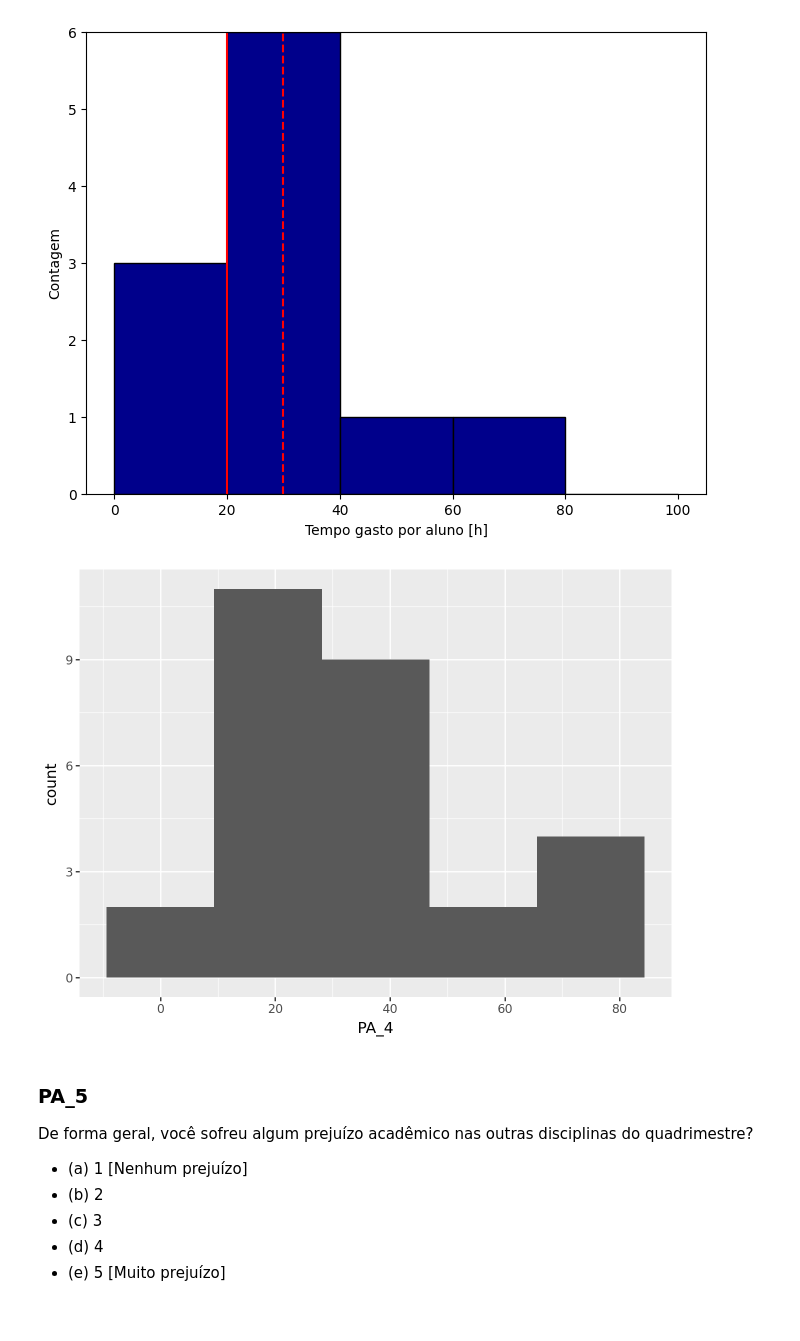
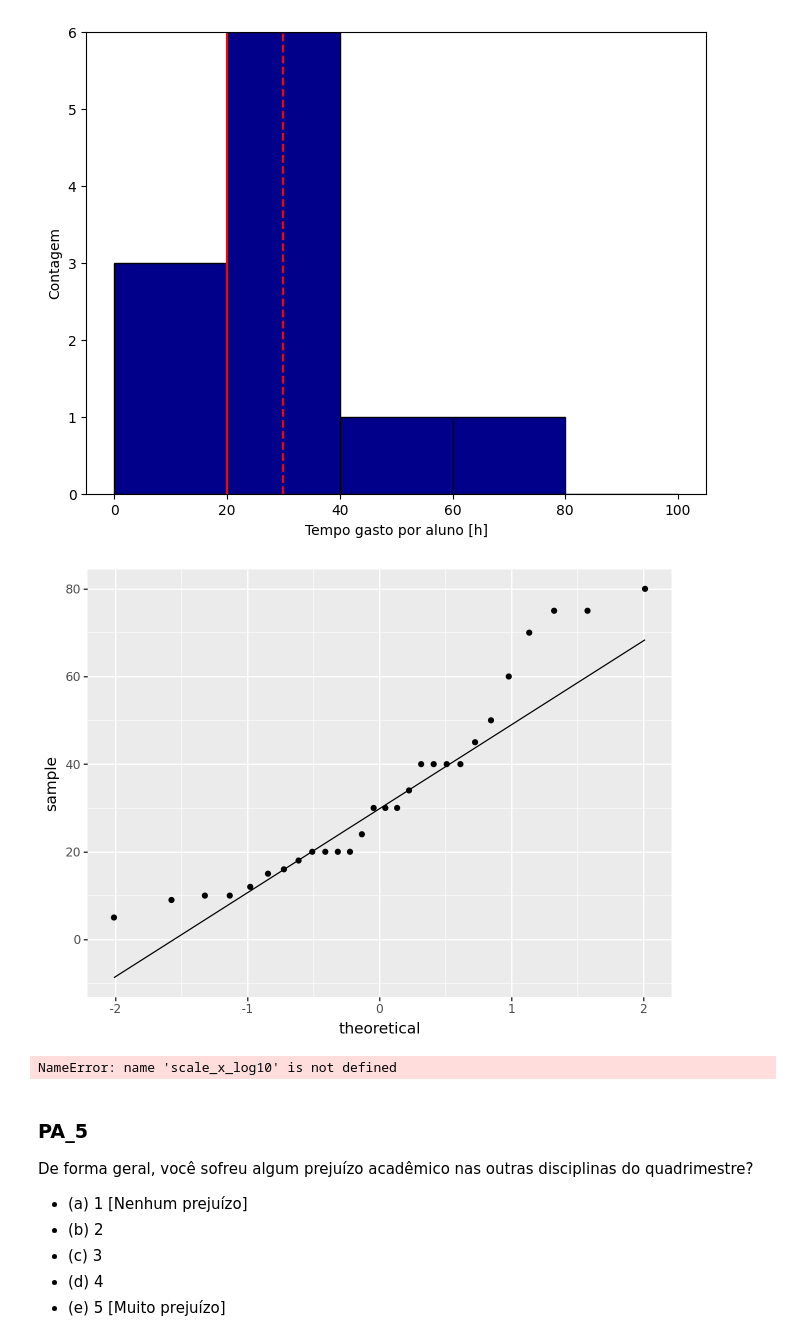
Before and after one commit to henriqueedu2001/pcs3635-health-research-data-analysis, a Jupyter notebook: analisys.ipynb, the cells around one changed output. Cells and saved outputs as stored; diff of their text form; code cells hidden in the pictures.

```diff
--- a/analisys.ipynb
+++ b/analisys.ipynb
@@ -679,10 +687,21 @@ plt.show()
 # %%
 (
-    ggplot(df, aes(x="PA_4"))
-    + geom_histogram()
+    ggplot(df, aes(sample="PA_4"))+
+    geom_qq()+
+    geom_qq_line()
 )
 # %% [output]
-[figure, old version]
+[figure, new version]
+# %%
+(
+    ggplot(df, aes(x="PA_4"))
+    + geom_density(fill='blue',alpha=0.3,size=1)+
+    geom_vline(xintercept=20)+
+    scale_x_log10(breaks=[1,3,5,10,20,30,40,50])
+
+)
+# %% [output]
+NameError: name 'scale_x_log10' is not defined
 # %% [markdown]
 ### PA_5
 De forma geral, você sofreu algum prejuízo acadêmico nas outras disciplinas do quadrimestre?
```
Also changed, not shown: parts of 25 cells of this notebook.
